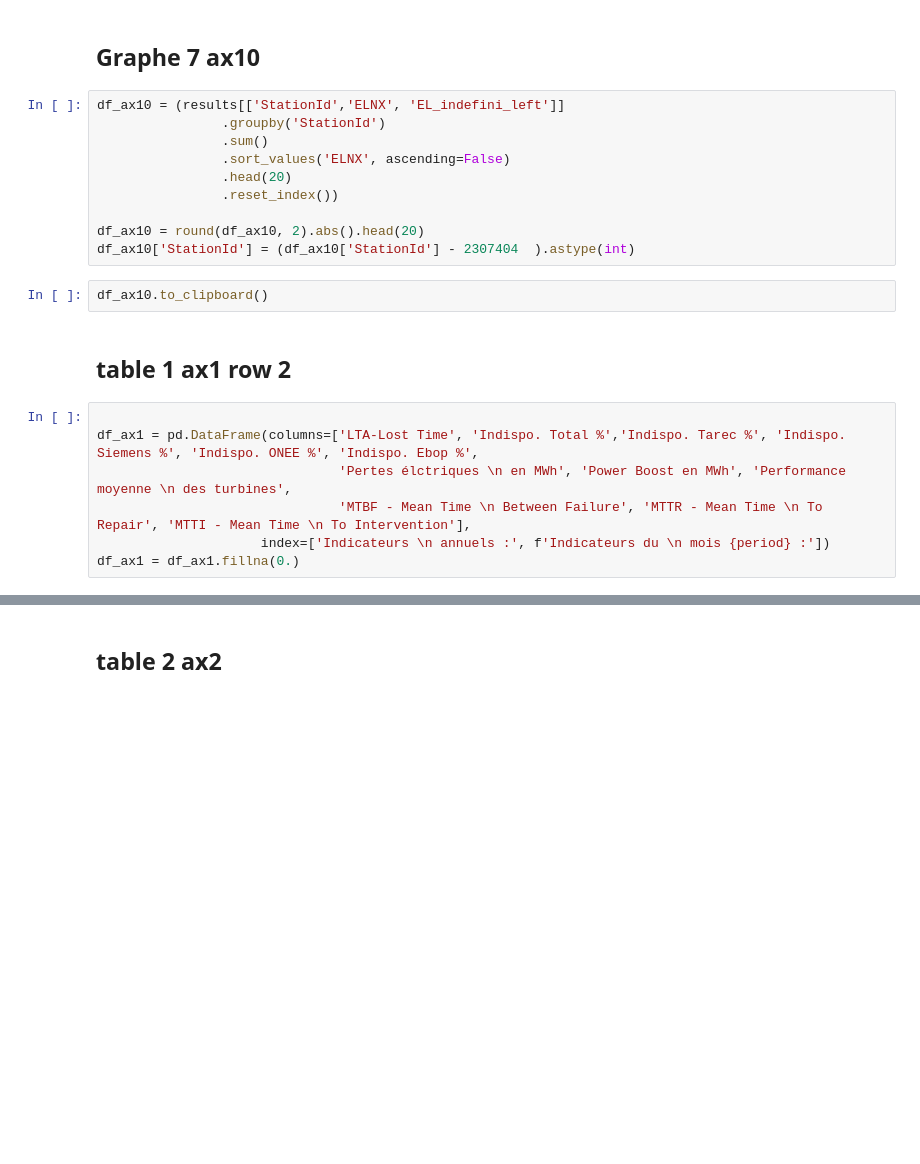
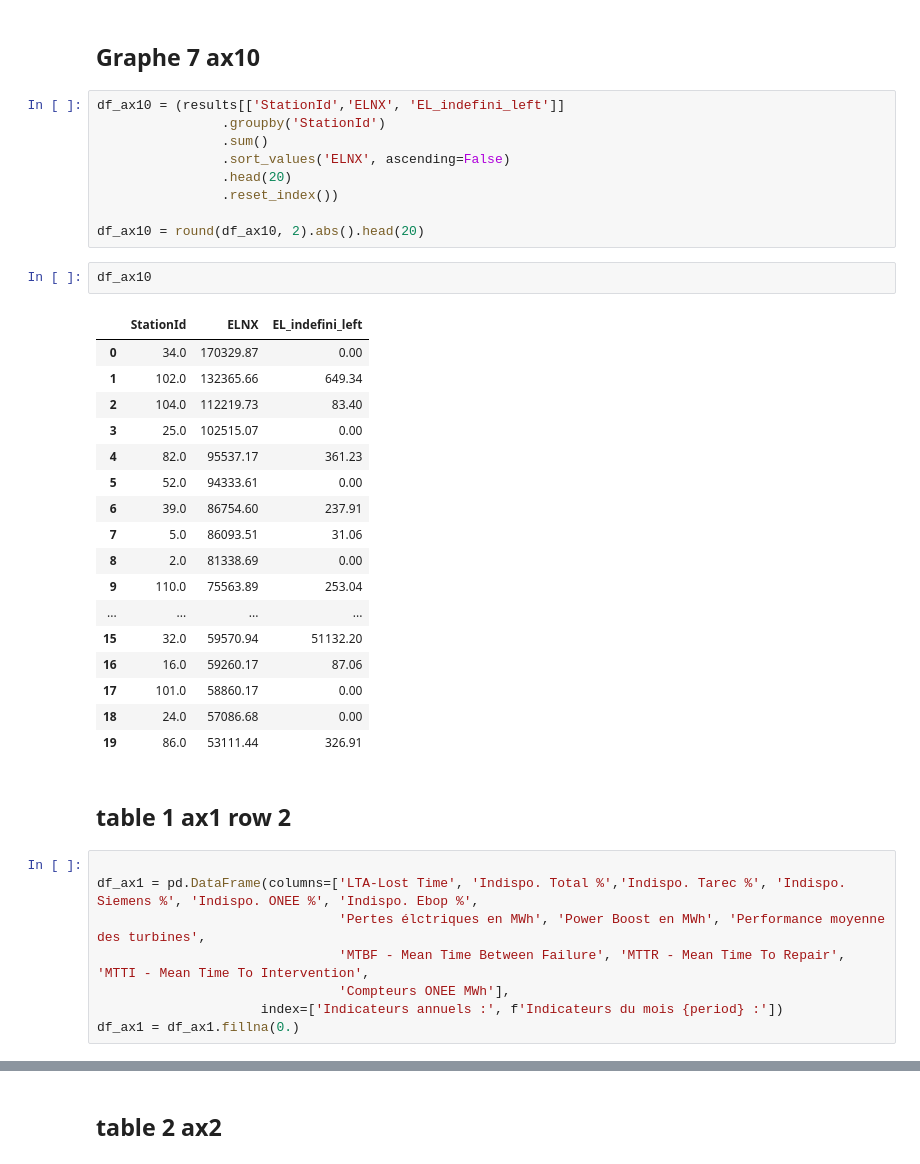
Before and after one commit to capem/TB-Performance, a Jupyter notebook: performance.ipynb, the cells around one changed output, grey strips where cells are left out. Saved outputs shown, nothing was run; the diff lists cells and outputs as text; blank space fills up the shorter version.

```diff
--- a/performance.ipynb
+++ b/performance.ipynb
@@ -466,17 +622,35 @@ df_ax10 = (results[['StationId','ELNX', 'EL_indefini_left']]
                 .reset_index())
 
 df_ax10 = round(df_ax10, 2).abs().head(20)
-df_ax10['StationId'] = (df_ax10['StationId'] - 2307404  ).astype(int)
 # %%
-df_ax10.to_clipboard()
+df_ax10
+# %% [output]
+|  | StationId | ELNX | EL_indefini_left |
+| 0 | 34.0 | 170329.87 | 0.00 |
+| 1 | 102.0 | 132365.66 | 649.34 |
+| 2 | 104.0 | 112219.73 | 83.40 |
+| 3 | 25.0 | 102515.07 | 0.00 |
+| 4 | 82.0 | 95537.17 | 361.23 |
+| 5 | 52.0 | 94333.61 | 0.00 |
+| 6 | 39.0 | 86754.60 | 237.91 |
+| 7 | 5.0 | 86093.51 | 31.06 |
+| 8 | 2.0 | 81338.69 | 0.00 |
+| 9 | 110.0 | 75563.89 | 253.04 |
+| ... | ... | ... | ... |
+| 15 | 32.0 | 59570.94 | 51132.20 |
+| 16 | 16.0 | 59260.17 | 87.06 |
+| 17 | 101.0 | 58860.17 | 0.00 |
+| 18 | 24.0 | 57086.68 | 0.00 |
+| 19 | 86.0 | 53111.44 | 326.91 |
 # %% [markdown]
 ## table 1 ax1 row 2
 # %%
 
 df_ax1 = pd.DataFrame(columns=['LTA-Lost Time', 'Indispo. Total %','Indispo. Tarec %', 'Indispo. Siemens %', 'Indispo. ONEE %', 'Indispo. Ebop %',
-                               'Pertes élctriques \n en MWh', 'Power Boost en MWh', 'Performance moyenne \n des turbines',
-                               'MTBF - Mean Time \n Between Failure', 'MTTR - Mean Time \n To Repair', 'MTTI - Mean Time \n To Intervention'],
-                     index=['Indicateurs \n annuels :', f'Indicateurs du \n mois {period} :'])
+                               'Pertes élctriques en MWh', 'Power Boost en MWh', 'Performance moyenne des turbines',
+                               'MTBF - Mean Time Between Failure', 'MTTR - Mean Time To Repair', 'MTTI - Mean Time To Intervention',
+                               'Compteurs ONEE MWh'],
+                     index=['Indicateurs annuels :', f'Indicateurs du mois {period} :'])
 df_ax1 = df_ax1.fillna(0.)
 # %%
 df_ax1.iat[1, 1] = round(100*results['RealPeriod'].sum()/3600/24/131/31,2)
```
Also changed, not shown: parts of 96 cells of this notebook.
